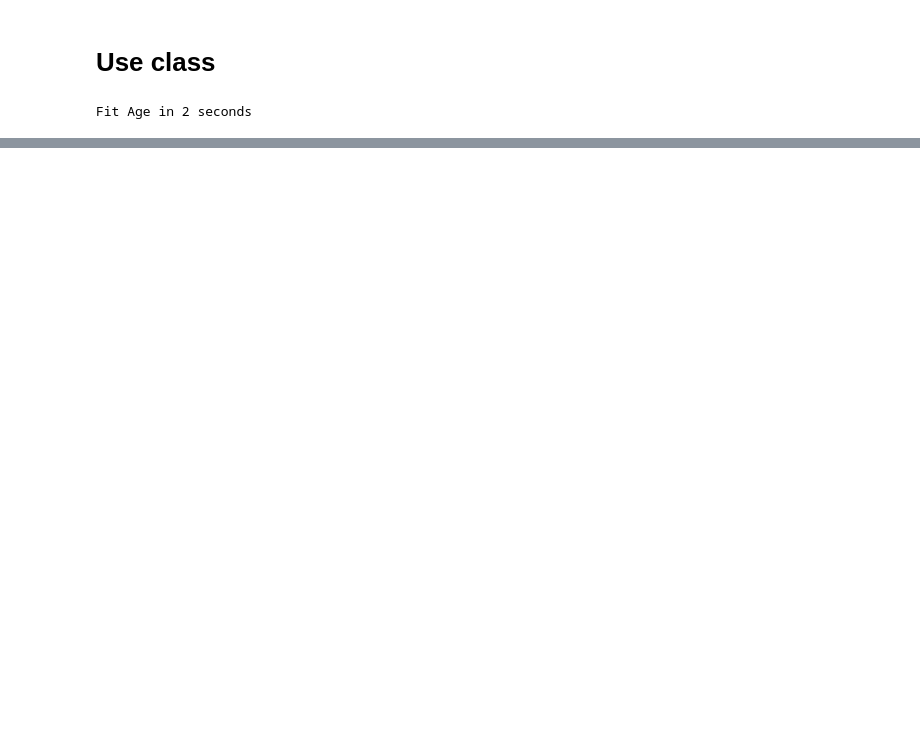
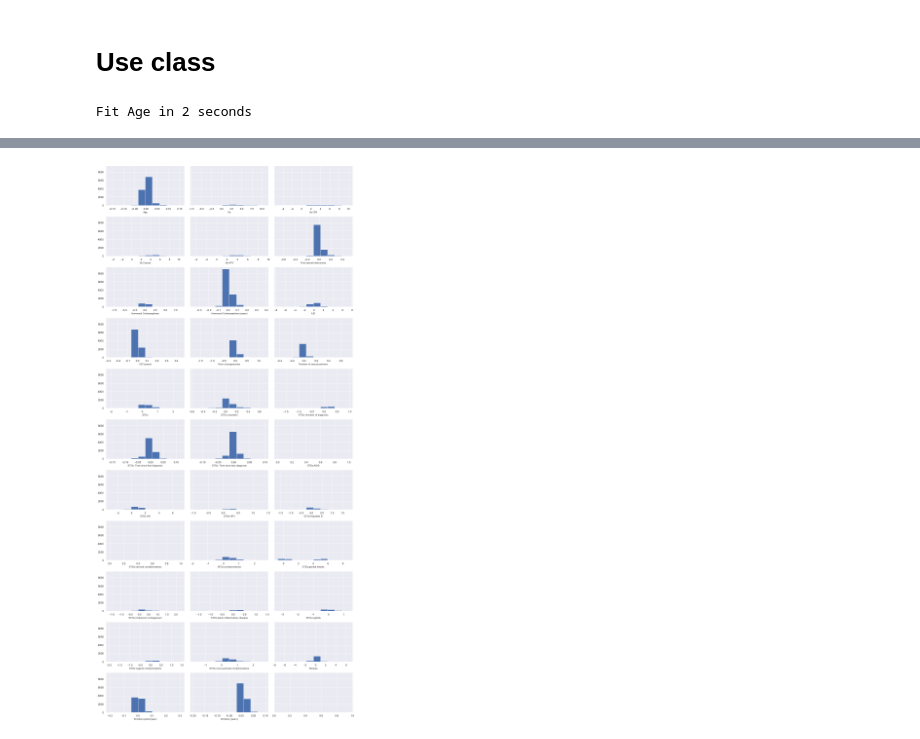
Before and after one commit to mixerupper/ice_feature_impact, a Jupyter notebook: notebooks/01-replication/02b-ice-plot-from-class.ipynb, the cells around one changed output, grey strips where cells are left out. Cells and saved outputs as stored; diff of their text form; code cells hidden in the pictures; blank space fills up the shorter version.

```diff
--- a/notebooks/01-replication/02b-ice-plot-from-class.ipynb
+++ b/notebooks/01-replication/02b-ice-plot-from-class.ipynb
@@ -122,0 +74,4 @@ ice.plot(results_root("ice-plot-from-class/all_plots.pdf"))
+# %%
+ice.feature_importance_hist(results_root("ice-plot-from-class/all_histograms.pdf"))
+# %% [output]
+[figure, added]
```
Also changed, not shown: parts of 11 cells of this notebook, 3 other files.
